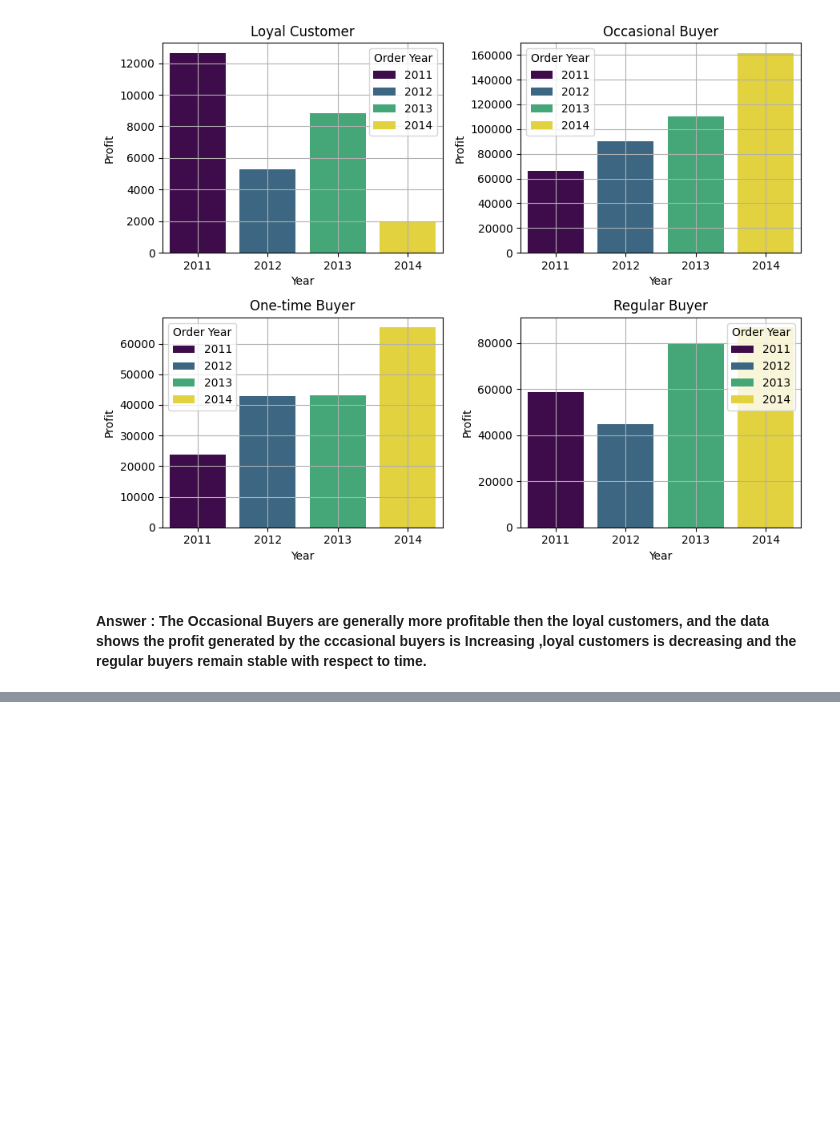
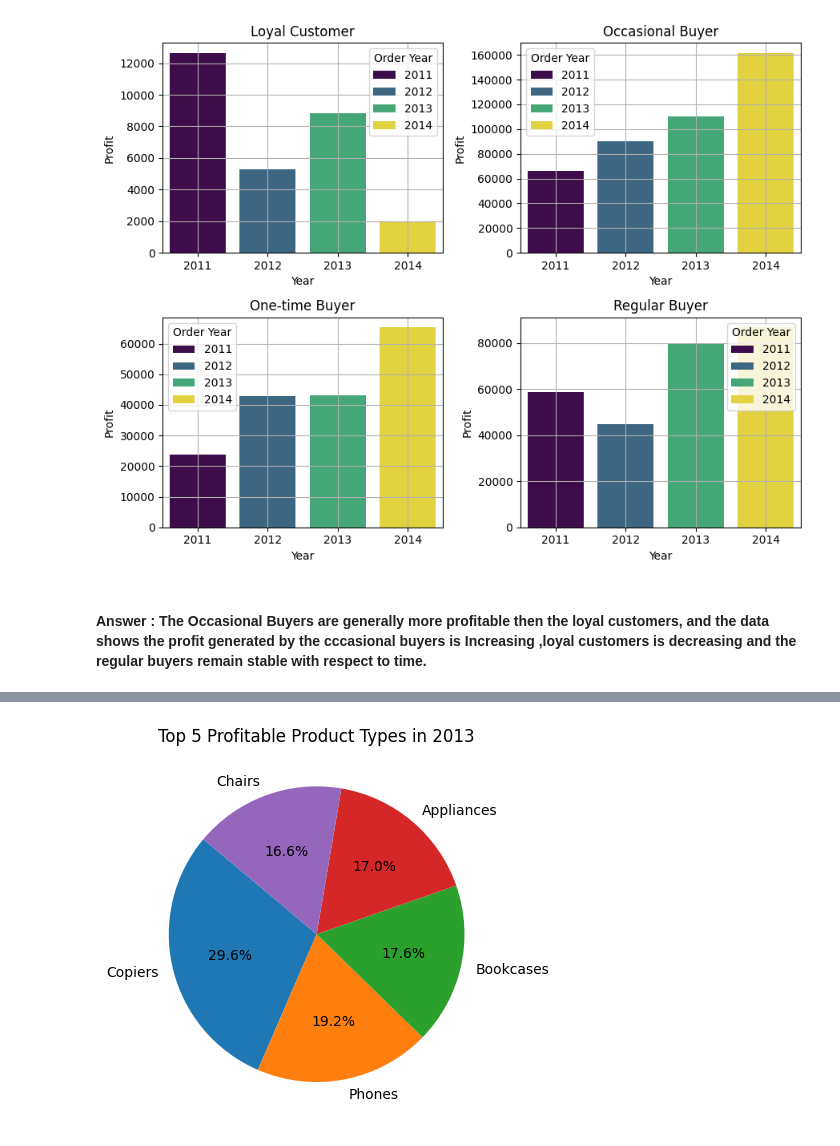
Before and after one commit to Manthan27525/global-superstore-data-analysis, a Jupyter notebook: notebook/data_analysis.ipynb, the cells around one changed output, grey strips where cells are left out. Saved outputs shown, nothing was run; the diff lists cells and outputs as text; code cells hidden in the pictures; blank space fills up the shorter version.

```diff
--- a/notebook/data_analysis.ipynb
+++ b/notebook/data_analysis.ipynb
@@ -327,0 +446,4 @@ plt.show()
+# %%
+# 2013 Top 5 Profitable Product Types
+data3=product_type_profit[product_type_profit['Year']==2013][['Sub-Category','Profit']].nlargest(5, 'Profit')
+data3.head()
@@ -327,0 +457,6 @@ plt.show()
+# %%
+plt.pie(data3['Profit'],labels=data3['Sub-Category'],autopct='%1.1f%%',startangle=140)
+plt.title('Top 5 Profitable Product Types in 2013')
+plt.show()
+# %% [output]
+[figure, added]
```
Also changed, not shown: parts of 25 cells of this notebook, 6 other files.
